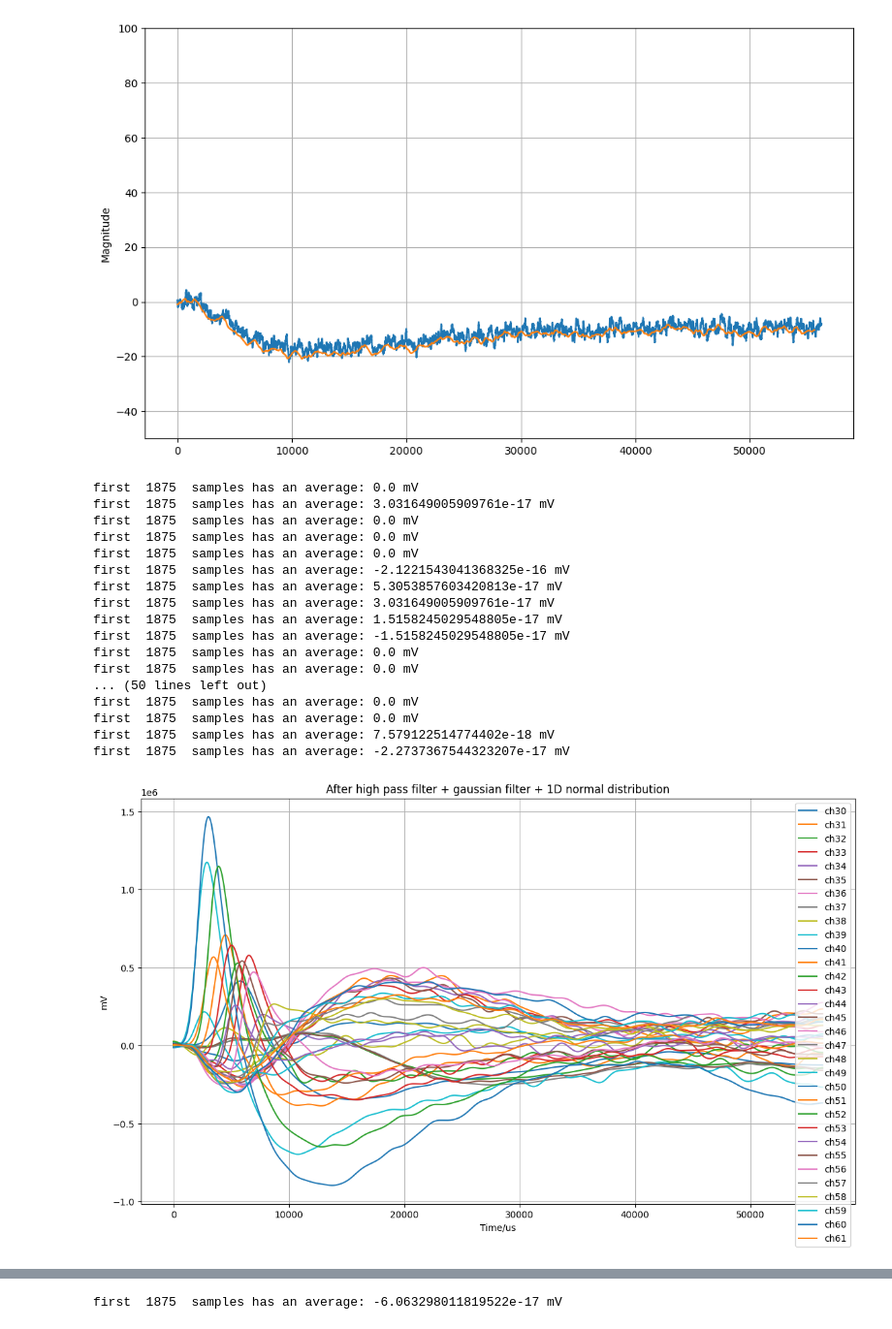
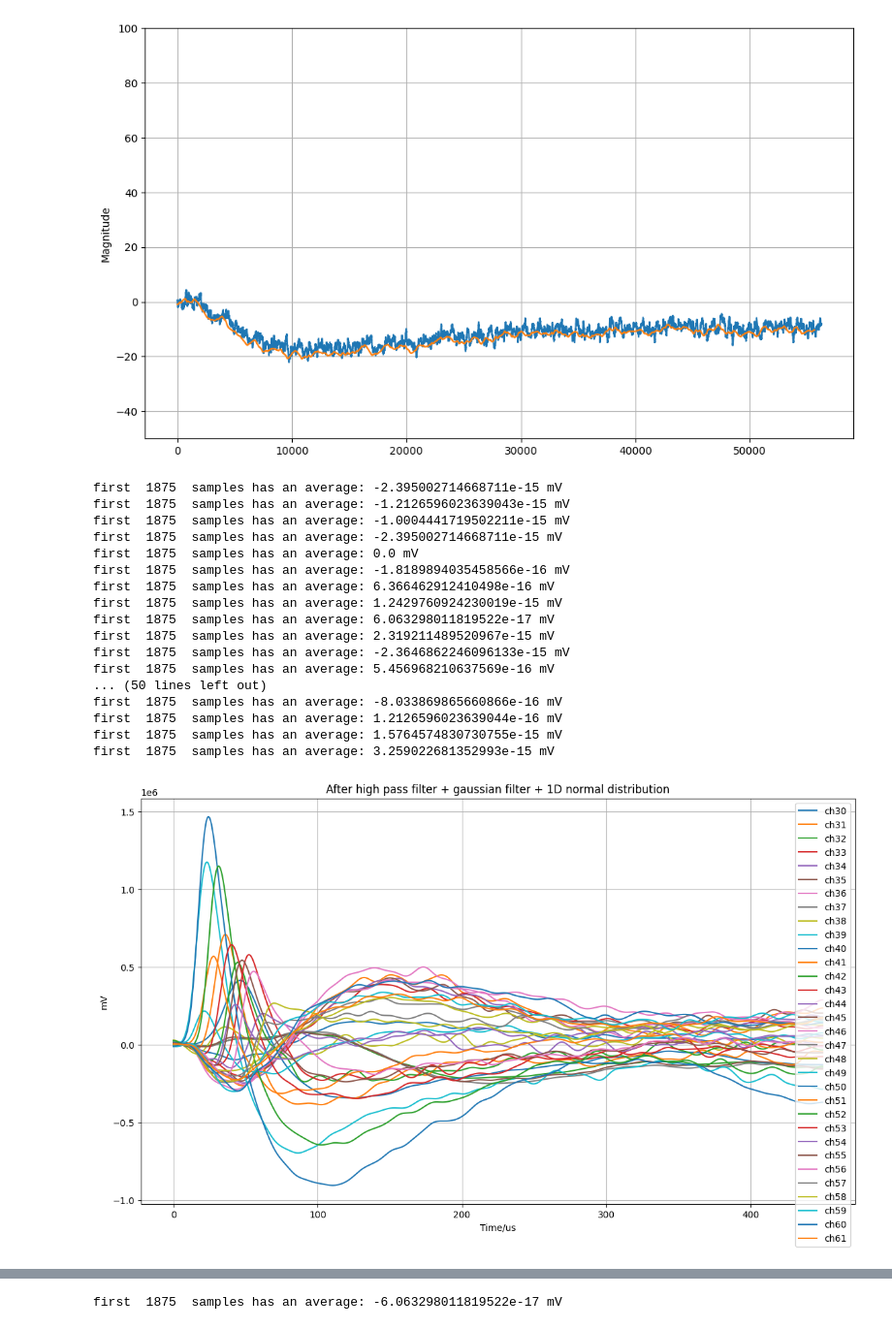
Before and after one commit to Eclipsedclaw/GramsAnalysis, a Jupyter notebook: other/microGRAMS_track_reconstruction_chbych.ipynb, the cells around one changed output, grey strips where cells are left out. Shown at 97% size. Cells and saved outputs as stored; diff of their text form; code cells hidden in the pictures.

```diff
--- a/other/microGRAMS_track_reconstruction_chbych.ipynb
+++ b/other/microGRAMS_track_reconstruction_chbych.ipynb
@@ -6,7 +6,7 @@ from array import array
 import pandas as pd
 
 
-def single_event(file_address, entry_index, num_channels):
+def single_event(file_address, entry_indeY, num_channels):
     file = ROOT.TFile(file_address)
 
     mytree = file.Get("tree")
@@ -139,12 +139,14 @@ def GRAMS_shaper_trial_1(raw_waveform, filter_order, critical_frequency, gaussia
     high_pass_filtered = lfilter(b, a, raw_waveform)
     #plt.plot(high_pass_filtered, alpha = 0.6, label = 'high pass filtered')
 
+    # This is for lifting baseline, not trustworthy now
     #high_pass_filtered = (high_pass_filtered - np.min(high_pass_filtered)) / (np.max(high_pass_filtered) - np.min(high_pass_filtered)) * np.max(high_pass_filtered)
 
     # Gaussian filter
     gaussian_filtered = gaussian_filter1d(high_pass_filtered, sigma=gaussian_sigma)
-    #plt.plot(gaussian_filtered, '--', label = "gaussian filtered")
 
+
+    # This is for generate a fake normal distribution, also not trustworthy
     """
     x = np.arange(0, len(gaussian_filtered))
     location = np.array(gaussian_filtered).argmax()  # Mean (μ)
@@ -162,7 +164,7 @@ single_filtered_channel = GRAMS_shaper_trial_1(baseline_array, filter_order=4, c
 
 #plt.plot(single_filtered_channel, c='red', label='after GRAMS filter')
 
-
+drift_time = np.arange(0, len(single_filtered_channel), 1) / 125
 
 plt.figure(figsize=(14, 8))
 for i in range(32):
@@ -170,64 +172,64 @@ for i in range(32):
     #print(ch_array[1800:2200])
     baseline_array = baseline_correction(baseline_array = event_data[f'ch{i+32}'].to_numpy())
     corrected_array = GRAMS_shaper_trial_1(baseline_array, filter_order=4, critical_frequency=0.00004, gaussian_sigma=625, gain=5e4)
-    plt.plot(corrected_array, label=f'ch{i+30}')
+    plt.plot(drift_time, corrected_array, label=f'ch{i+30}')
 plt.grid()
 plt.legend()
 plt.ylabel("mV")
-plt.xlabel("Time/us")
+plt.Ylabel("Time/us")
 plt.title("After high pass filter + gaussian filter + 1D normal distribution")
 
 
 
 # Create a figure with 2 subplots stacked vertically
-fig, axs = plt.subplots(2, 1, figsize=(14, 12))
+fig, aYs = plt.subplots(2, 1, figsize=(14, 12))
 
 # First subplot for channels ch32 to ch47
 for i in range(16):  # 16 channels from ch32 to ch47
     ch_array = event_data[f'ch{i+32}']
     baseline_array = baseline_correction(baseline_array=ch_array.to_numpy())
     corrected_array = GRAMS_shaper_trial_1(baseline_array, filter_order=4, critical_frequency=0.00004, gaussian_sigma=625, gain=1)
-    axs[0].plot(corrected_array, label=f'ch{i+32}')  # Adjusted label for clarity
+    aYs[0].plot(drift_time, corrected_array, label=f'ch{i+32}')  # Adjusted label for clarity
 
 # Customizing the first subplot
-axs[0].grid()
-axs[0].legend()
-axs[0].set_ylabel("mV")
-axs[0].set_xlabel("Time/us")
-axs[0].set_title("After High Pass Filter + Gaussian Filter + 1D Normal Distribution (Channels 32-47)")
+aYs[0].grid()
+aYs[0].legend()
+aYs[0].set_ylabel("mV")
+aYs[0].set_Ylabel("Time/us")
+aYs[0].set_title("After High Pass Filter + Gaussian Filter + 1D Normal Distribution (Channels 32-47)")
 
 # Second subplot for channels ch48 to ch63
 for i in range(16):  # 16 channels from ch48 to ch63
     ch_array = event_data[f'ch{i+48}']
     baseline_array = baseline_correction(baseline_array=ch_array.to_numpy())
     corrected_array = GRAMS_shaper_trial_1(baseline_array, filter_order=4, critical_frequency=0.00004, gaussian_sigma=625, gain=1)
-    axs[1].plot(corrected_array, label=f'ch{i+48}')  # Adjusted label for clarity
+    aYs[1].plot(drift_time, corrected_array, label=f'ch{i+48}')  # Adjusted label for clarity
 
 # Customizing the second subplot
 axs[1].grid()
 axs[1].legend()
 axs[1].set_ylabel("mV")
 axs[1].set_xlabel("Time/us")
 axs[1].set_title("After High Pass Filter + Gaussian Filter + 1D Normal Distribution (Channels 48-63)")
 
 # Adjust layout for better spacing
 plt.show()
 # %% [output]
+first  1875  samples has an average: -2.395002714668711e-15 mV
+first  1875  samples has an average: -1.2126596023639043e-15 mV
+first  1875  samples has an average: -1.0004441719502211e-15 mV
+first  1875  samples has an average: -2.395002714668711e-15 mV
 first  1875  samples has an average: 0.0 mV
-first  1875  samples has an average: 3.031649005909761e-17 mV
-first  1875  samples has an average: 0.0 mV
-first  1875  samples has an average: 0.0 mV
-first  1875  samples has an average: 0.0 mV
-first  1875  samples has an average: -2.1221543041368325e-16 mV
-first  1875  samples has an average: 5.3053857603420813e-17 mV
-first  1875  samples has an average: 3.031649005909761e-17 mV
-first  1875  samples has an average: 1.5158245029548805e-17 mV
-first  1875  samples has an average: -1.5158245029548805e-17 mV
-first  1875  samples has an average: 0.0 mV
-first  1875  samples has an average: 0.0 mV
+first  1875  samples has an average: -1.8189894035458566e-16 mV
+first  1875  samples has an average: 6.366462912410498e-16 mV
+first  1875  samples has an average: 1.2429760924230019e-15 mV
+first  1875  samples has an average: 6.063298011819522e-17 mV
+first  1875  samples has an average: 2.319211489520967e-15 mV
+first  1875  samples has an average: -2.3646862246096133e-15 mV
+first  1875  samples has an average: 5.456968210637569e-16 mV
 ... (50 lines left out)
-first  1875  samples has an average: 0.0 mV
-first  1875  samples has an average: 0.0 mV
-first  1875  samples has an average: 7.579122514774402e-18 mV
-first  1875  samples has an average: -2.2737367544323207e-17 mV
+first  1875  samples has an average: -8.033869865660866e-16 mV
+first  1875  samples has an average: 1.2126596023639044e-16 mV
+first  1875  samples has an average: 1.5764574830730755e-15 mV
+first  1875  samples has an average: 3.259022681352993e-15 mV
-[figure, old version]
+[figure, new version]
```
Also changed, not shown: parts of 3 cells of this notebook.
